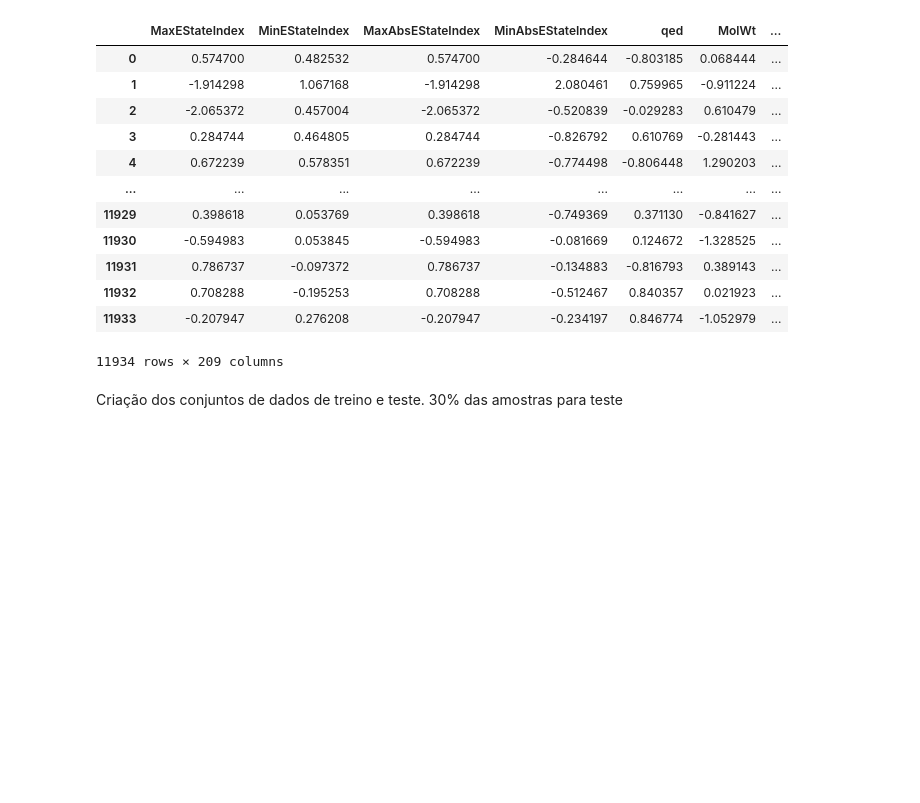
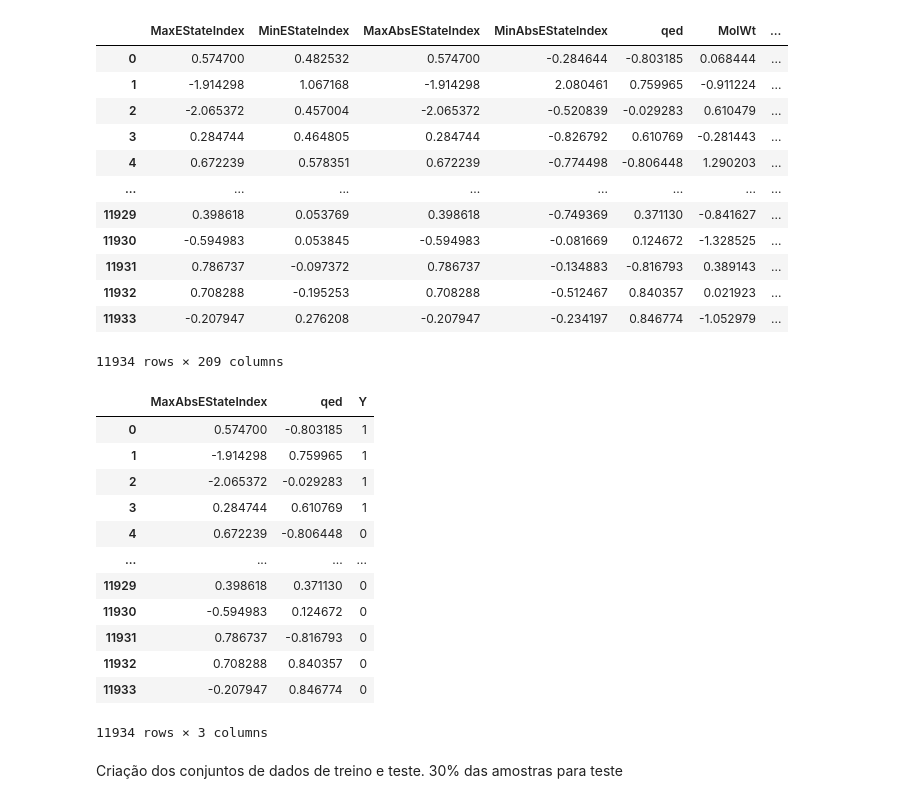
Before and after one commit to BrunoAGSa/Extra-o_Work, a Jupyter notebook: Trabalho parte 2/cyp2c9/trabalho 2.ipynb, the cells around one changed output. Saved outputs shown, nothing was run; the diff lists cells and outputs as text; code cells hidden in the pictures; blank space fills up the shorter version.

```diff
--- a/Trabalho parte 2/cyp2c9/trabalho 2.ipynb
+++ b/Trabalho parte 2/cyp2c9/trabalho 2.ipynb
@@ -775,6 +937,24 @@ df_merged
 | 11932 | 0.708288 | -0.195253 | 0.708288 | -0.512467 | 0.840357 | 0.021923 | ... |
 | 11933 | -0.207947 | 0.276208 | -0.207947 | -0.234197 | 0.846774 | -1.052979 | ... |
 11934 rows × 209 columns
+# %%
+cols = ["MaxAbsEStateIndex", "qed", "Y"]
+df_reduz = df_merged[cols]
+df_reduz
+# %% [output]
+|  | MaxAbsEStateIndex | qed | Y |
+| 0 | 0.574700 | -0.803185 | 1 |
+| 1 | -1.914298 | 0.759965 | 1 |
+| 2 | -2.065372 | -0.029283 | 1 |
+| 3 | 0.284744 | 0.610769 | 1 |
+| 4 | 0.672239 | -0.806448 | 0 |
+| ... | ... | ... | ... |
+| 11929 | 0.398618 | 0.371130 | 0 |
+| 11930 | -0.594983 | 0.124672 | 0 |
+| 11931 | 0.786737 | -0.816793 | 0 |
+| 11932 | 0.708288 | 0.840357 | 0 |
+| 11933 | -0.207947 | 0.846774 | 0 |
+11934 rows × 3 columns
 # %% [markdown]
 Criação dos conjuntos de dados de treino e teste. 30% das amostras para teste
 # %%
```
Also changed, not shown: parts of 23 cells of this notebook.
